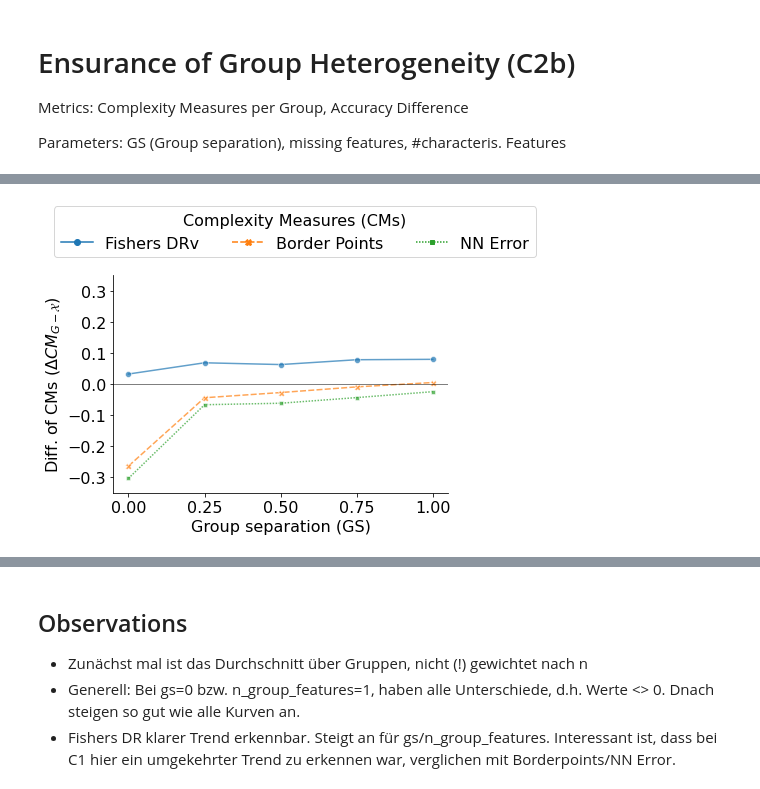
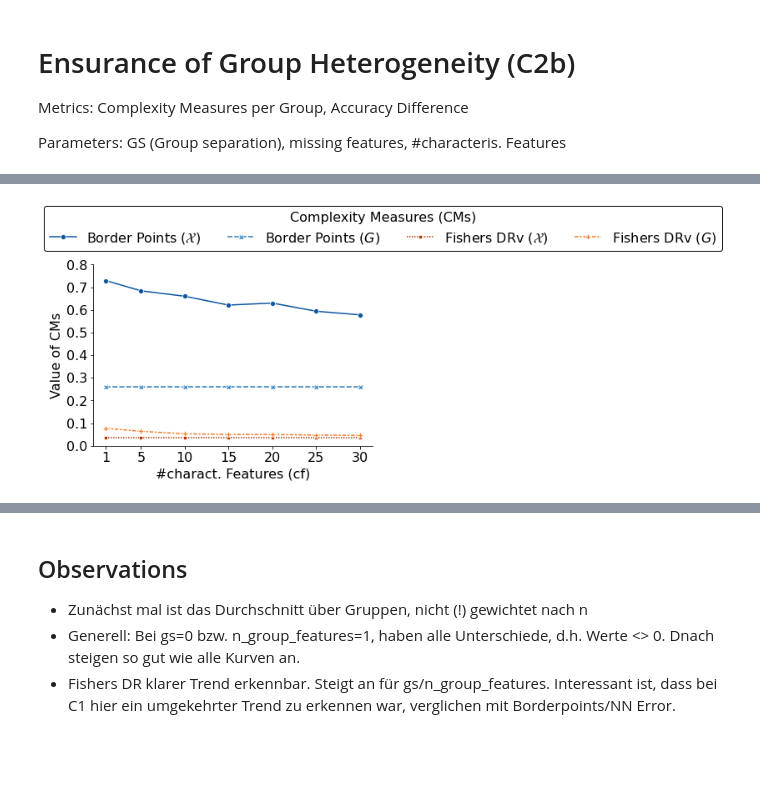
Before and after one commit to IPVS-AS/DataGenerator, a Jupyter notebook: Evaluation-Copy1.ipynb, the cells around one changed output, grey strips where cells are left out. Saved outputs shown, nothing was run; the diff lists cells and outputs as text; code cells hidden in the pictures; blank space fills up the shorter version.

```diff
--- a/Evaluation-Copy1.ipynb
+++ b/Evaluation-Copy1.ipynb
@@ -340,23 +395,26 @@ hide_toggle()
 # %%
-parameter = "gs"
+parameter = "n_group_features"
 plt.figure()
 font = {#'family' : 'normal',
         #'weight' : 'normal',
         'size'   : 16}
+ax = sns.lineplot(data=group_diff_cms_df[(group_diff_cms_df["gs"] == 0.05)
+                                         & (group_diff_cms_df["n_group_features"]<=30)
+                                        ],
+                  x=parameter, y="Measure Values", hue="Measure", style="Measure", ci=None, markers=True, palette=palette)
+ax.set_xticks([1, 5, 10, 15, 20, 25, 30])
+ax.set_xlabel("#charact. Features (cf)")
+ax.set_ylim(0, 0.8)
+ax.set_ylabel(r"Value of CMs")
+ax.set_yticks([0, 0.1, 0.2, 0.3, 0.4, 0.5, 0.6, .7, 0.8])
 
-matplotlib.rc('font', **font)
-#    group_diff_cms_df = group_diff_cms_df[(ium")]
-ax = sns.lineplot(data=group_diff_cms_df[group_diff_cms_df["n_group_features"] == 10], x=parameter, y="Measure Values", hue="Measure", style="Measure", ci=None, alpha=0.7, markers=True)
-ax.set_xticks(group_diff_cms_df[parameter].unique())
-ax.set_xlabel(parameter_mapping[parameter])
-ax.set_ylim(-0.35, 0.35)
-ax.set_ylabel(r"Diff. of CMs ($\Delta CM_{G - \mathcal{X}}$)")
-ax.set_yticks([-0.3, -0.2, -0.1, 0, 0.1, 0.2, 0.3])
-plt.legend(bbox_to_anchor=(-0.2, 1.2), ncol=7, loc="center left", title="Complexity Measures (CMs)")
-ax.axhline(y=0, color='black', linestyle='-',xmin=0, xmax=20, linewidth=0.5)
+#ax.set_yticks([-0.3, -0.2, -0.1, 0, 0.1, 0.2, 0.3])
+plt.legend(bbox_to_anchor=(-0.2, 1.2), ncol=7, loc="center left", title="Complexity Measures (CMs)",
+                     labels=[r"Border Points $(\mathcal{X})$", r"Border Points $(G)$", r"Fishers DRv $(\mathcal{X})$", r"Fishers DRv $(G)$"],
+           edgecolor='black', framealpha=1)
+#ax.axhline(y=0, color='black', linestyle='-',xmin=0, xmax=20, linewidth=0.5)
 #plt.show()
 ax.spines['right'].set_visible(False)
 ax.spines['top'].set_visible(False)
 plt.savefig(f"evaluation/Figures/C2b_{parameter}_measures.pdf", bbox_inches='tight')
-hide_toggle()
 # %% [output]
@@ -364 +421 @@ hide_toggle()
-[figure, old version]
+[figure, new version]
```
Also changed, not shown: parts of 10 cells of this notebook, 19 other files.
